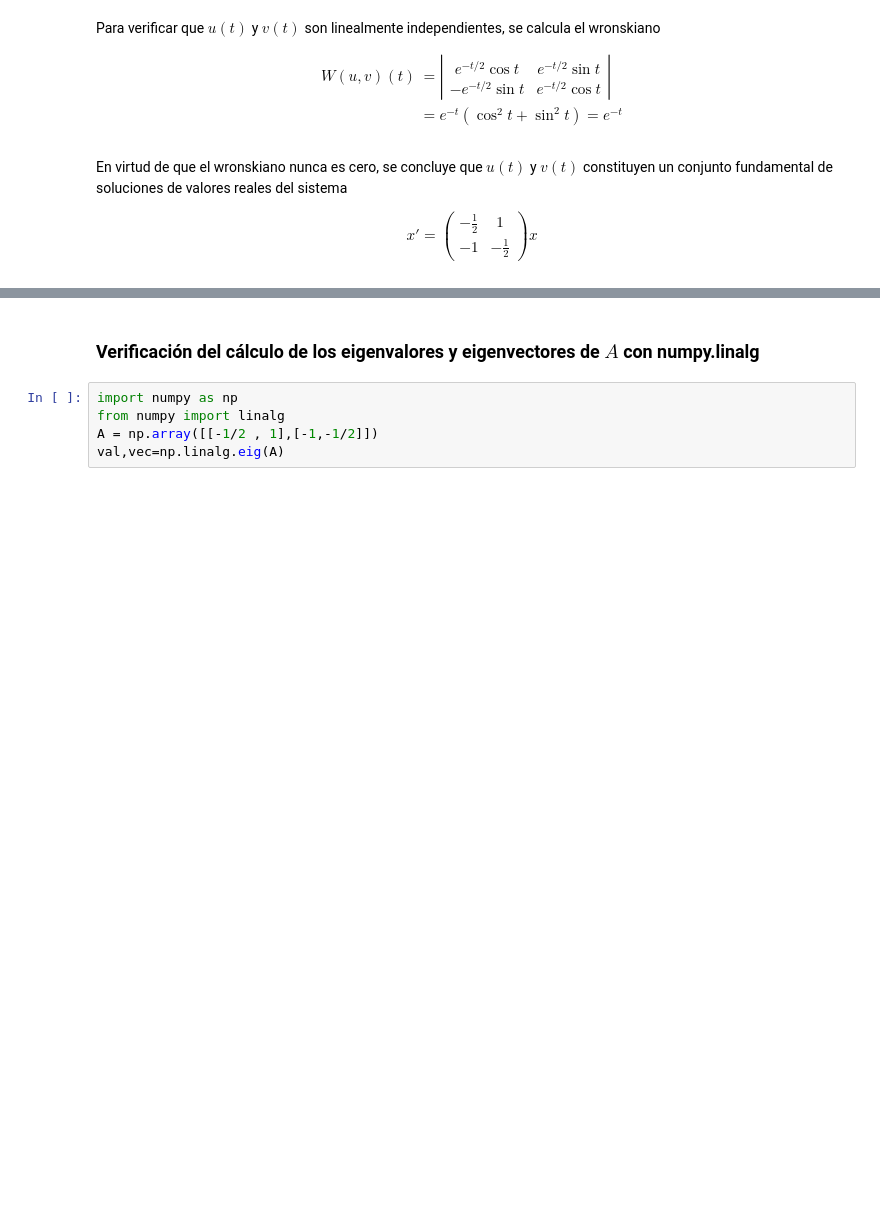
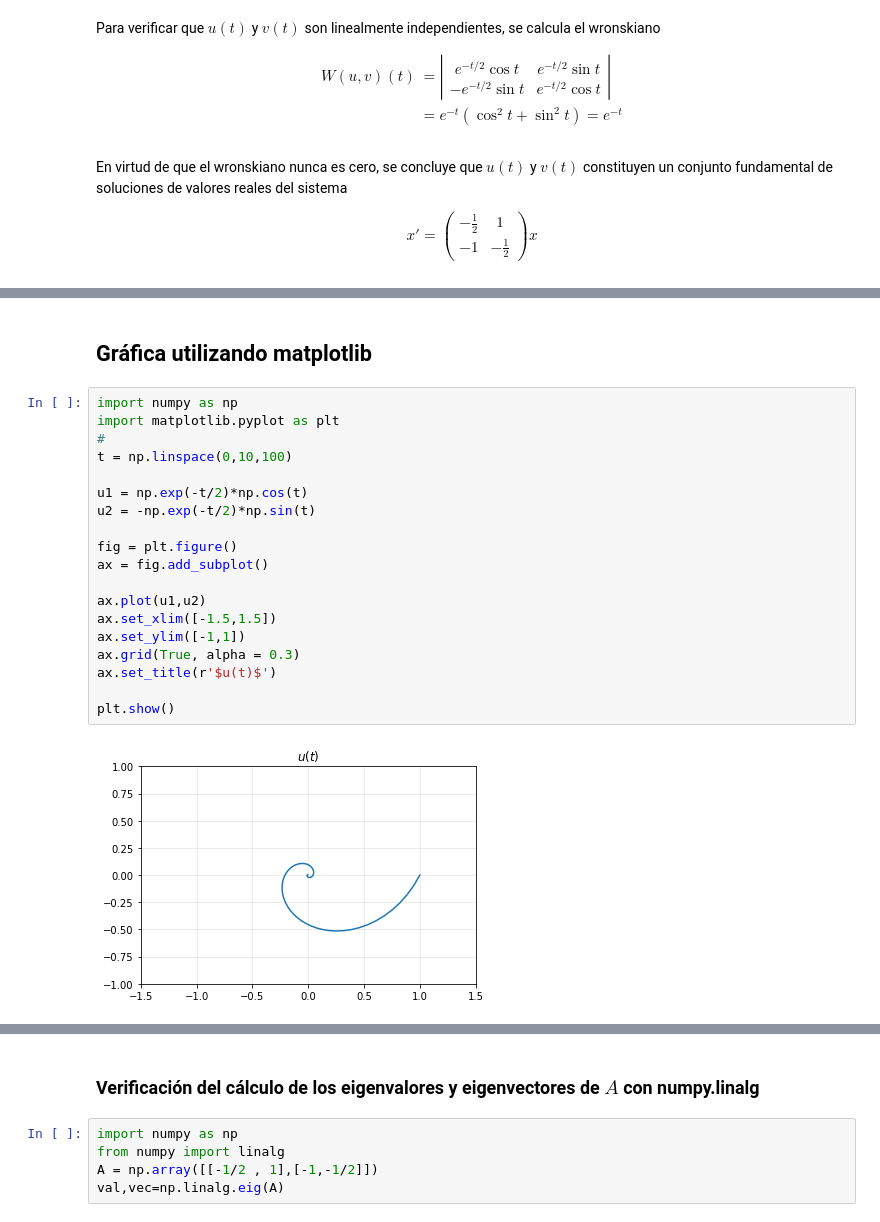
Before and after one commit to marco-canas/edo, a Jupyter notebook: 1_clases/class_10/7_6_eigenvalores_complejos.ipynb, the cells around one changed output, grey strips where cells are left out. Saved outputs shown, nothing was run; the diff lists cells and outputs as text; blank space fills up the shorter version.

```diff
--- a/1_clases/class_10/7_6_eigenvalores_complejos.ipynb
+++ b/1_clases/class_10/7_6_eigenvalores_complejos.ipynb
@@ -158,0 +163,23 @@ $$ x' = \begin{pmatrix}
+# %% [markdown]
+## Gráfica utilizando matplotlib
+# %%
+import numpy as np
+import matplotlib.pyplot as plt
+#
+t = np.linspace(0,10,100)
+
+u1 = np.exp(-t/2)*np.cos(t)
+u2 = -np.exp(-t/2)*np.sin(t)
+
+fig = plt.figure()
+ax = fig.add_subplot()
+
+ax.plot(u1,u2)
+ax.set_xlim([-1.5,1.5])
+ax.set_ylim([-1,1])
+ax.grid(True, alpha = 0.3)
+ax.set_title(r'$u(t)$')
+
+plt.show()
+# %% [output]
+[figure, added]
```
Also changed, not shown: parts of 17 cells of this notebook, 1 other file.
